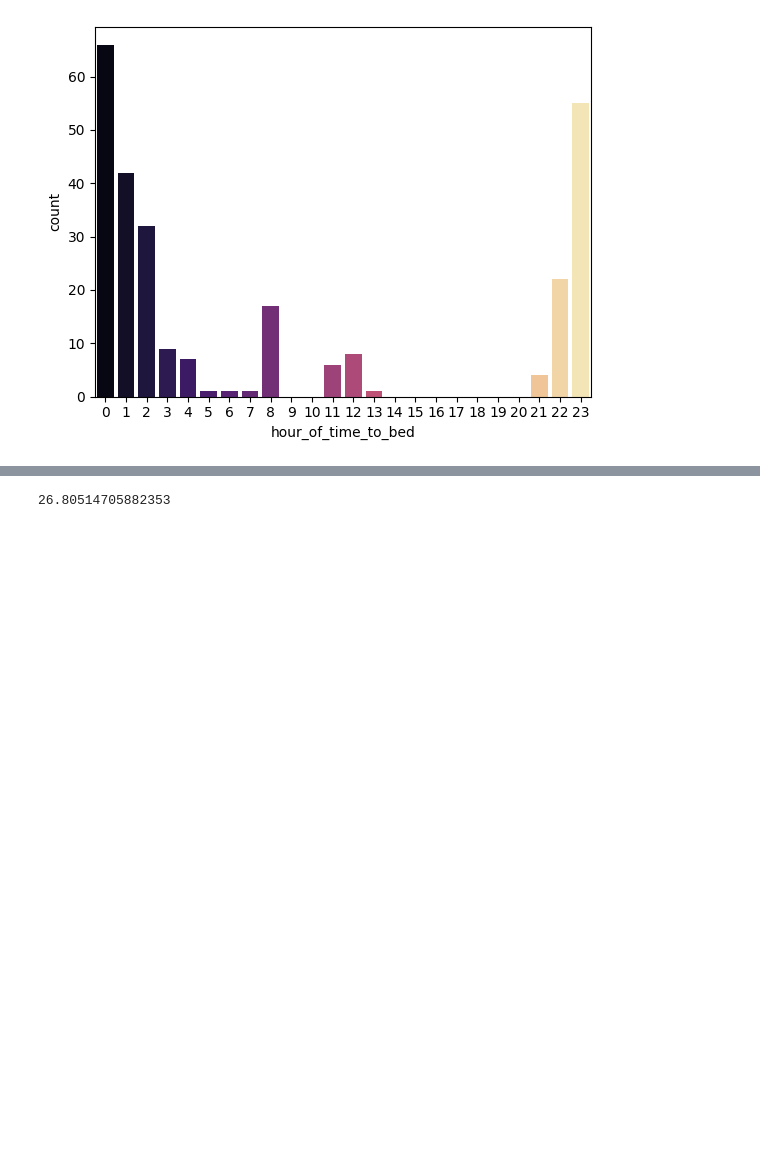
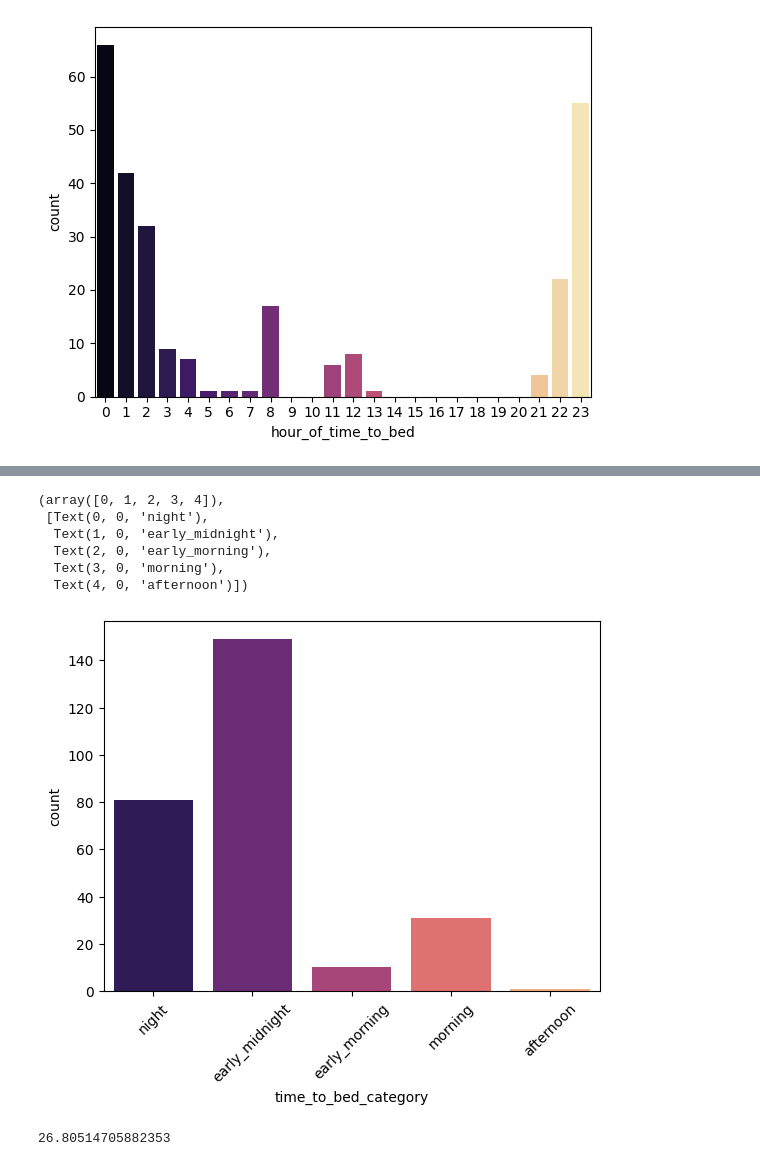
Before and after one commit to pshreyasv100/dmt-assignment-1, a Jupyter notebook: a1_shreyas.ipynb, the cells around one changed output, grey strips where cells are left out. Saved outputs shown, nothing was run; the diff lists cells and outputs as text; code cells hidden in the pictures; blank space fills up the shorter version.

```diff
--- a/a1_shreyas.ipynb
+++ b/a1_shreyas.ipynb
@@ -747,3 +682,14 @@ df.head()
+# %%
+sns.countplot(data=df, x='time_to_bed_category', order=["night", "early_midnight", "early_morning", "morning", "afternoon"],palette='magma')
+plt.xticks(rotation=45)
+# %% [output]
+(array([0, 1, 2, 3, 4]),
+ [Text(0, 0, 'night'),
+  Text(1, 0, 'early_midnight'),
+  Text(2, 0, 'early_morning'),
+  Text(3, 0, 'morning'),
+  Text(4, 0, 'afternoon')])
+[figure, added]
 # %%
 df['age'].median()
 df['age'].mean()
```
Also changed, not shown: parts of 25 cells of this notebook.
